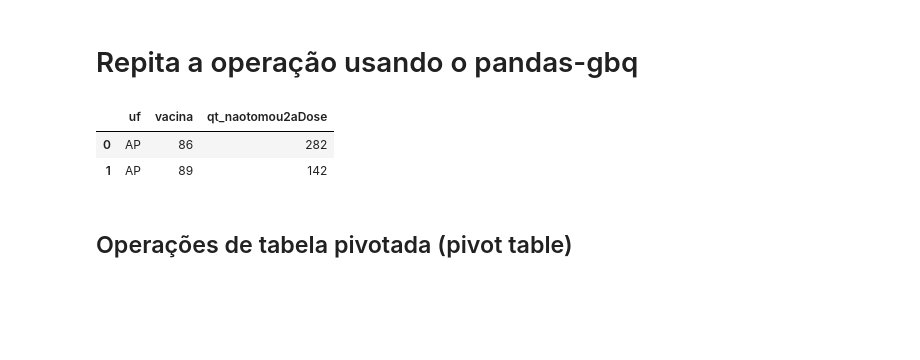
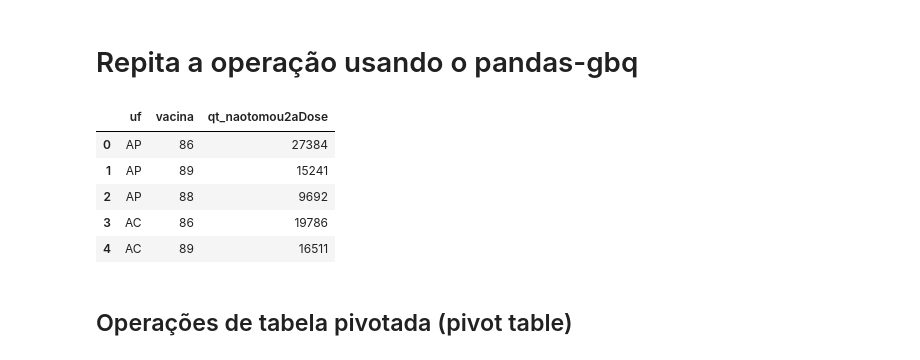
Before and after one commit to alexlopespereira/enapespcd2021, a Jupyter notebook: D9/Notebooks/Aula2_Bigquery_DataStudio.ipynb, the cells around one changed output. Saved outputs shown, nothing was run; the diff lists cells and outputs as text; code cells hidden in the pictures; blank space fills up the shorter version.

```diff
--- a/D9/Notebooks/Aula2_Bigquery_DataStudio.ipynb
+++ b/D9/Notebooks/Aula2_Bigquery_DataStudio.ipynb
@@ -47,32 +47,35 @@ df_vacina
 # %%
 ## Defina o id do seu projeto no bigquery!!!!!
 project_id = 'enap-331414' # Defina o id do seu projeto no bigquery!!!!!
 ## Defina o id do seu projeto no bigquery!!!!!
 
 df_vacina = pd.io.gbq.read_gbq('''
   select uf, vacina, sum(naotomou2aDose) as qt_naotomou2aDose from (
 SELECT v.id_paciente, v.sigla_uf AS uf, v.vacina,
         (CASE WHEN min(v.data_aplicacao) = max(v.data_aplicacao) THEN
 	CASE WHEN v.vacina='86' THEN
 	       case when (DATE_DIFF(current_date, max(v.data_aplicacao), day) > 30) then 1 else 0 end
 	ELSE
 	       case when (DATE_DIFF(current_date, max(v.data_aplicacao), day) > 90) then 1 else 0 end
               END
         ELSE 0
         END
         ) AS naotomou2aDose,
 FROM `basedosdados.br_ms_vacinacao_covid19.microdados_vacinacao` v
 WHERE (v.sigla_uf='AC' or v.sigla_uf='AP') and (v.vacina='89' or v.vacina='88' or v.vacina='86')
 GROUP BY v.id_paciente, uf, vacina
-LIMIT 2000
+LIMIT 1000000
 ) group by uf, vacina
 ''', project_id=project_id)
 
 df_vacina.head()
 # %% [output]
 |  | uf | vacina | qt_naotomou2aDose |
-| 0 | AP | 86 | 282 |
-| 1 | AP | 89 | 142 |
+| 0 | AP | 86 | 27384 |
+| 1 | AP | 89 | 15241 |
+| 2 | AP | 88 | 9692 |
+| 3 | AC | 86 | 19786 |
+| 4 | AC | 89 | 16511 |
 # %%
 df_vacina.to_gbq("enapdatasets.vacinacao",
               project_id=project_id,
```
Also changed, not shown: parts of 6 cells of this notebook, 2 other files.
